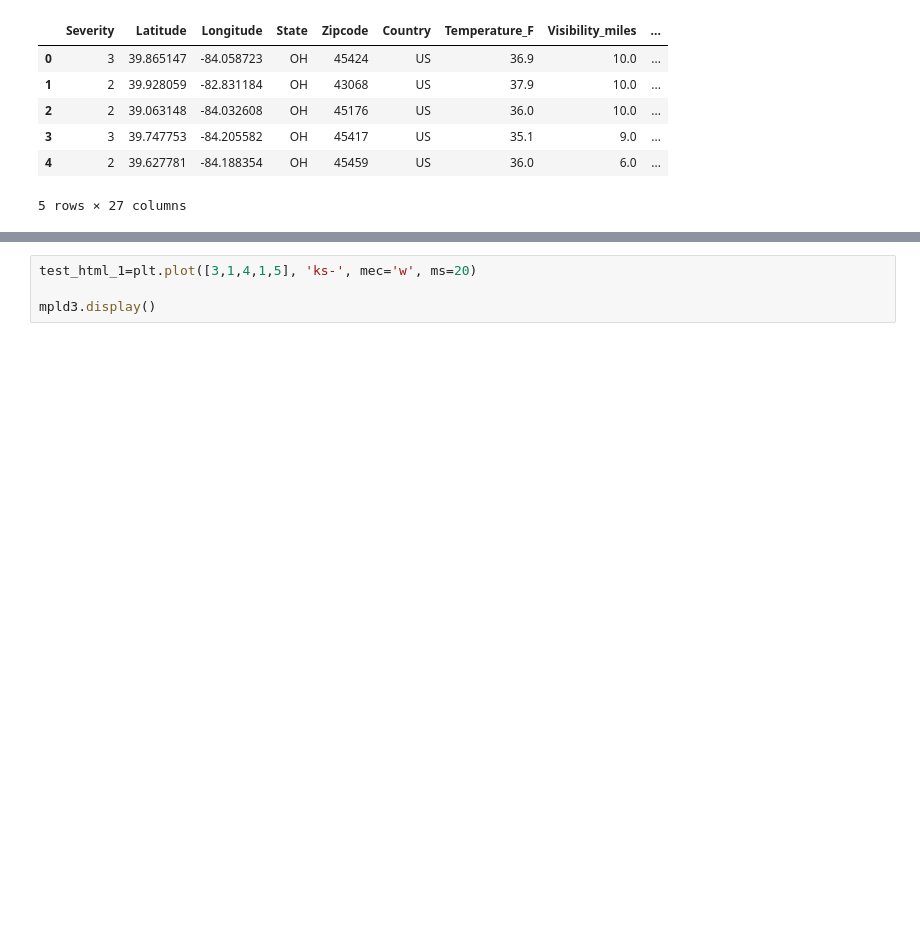
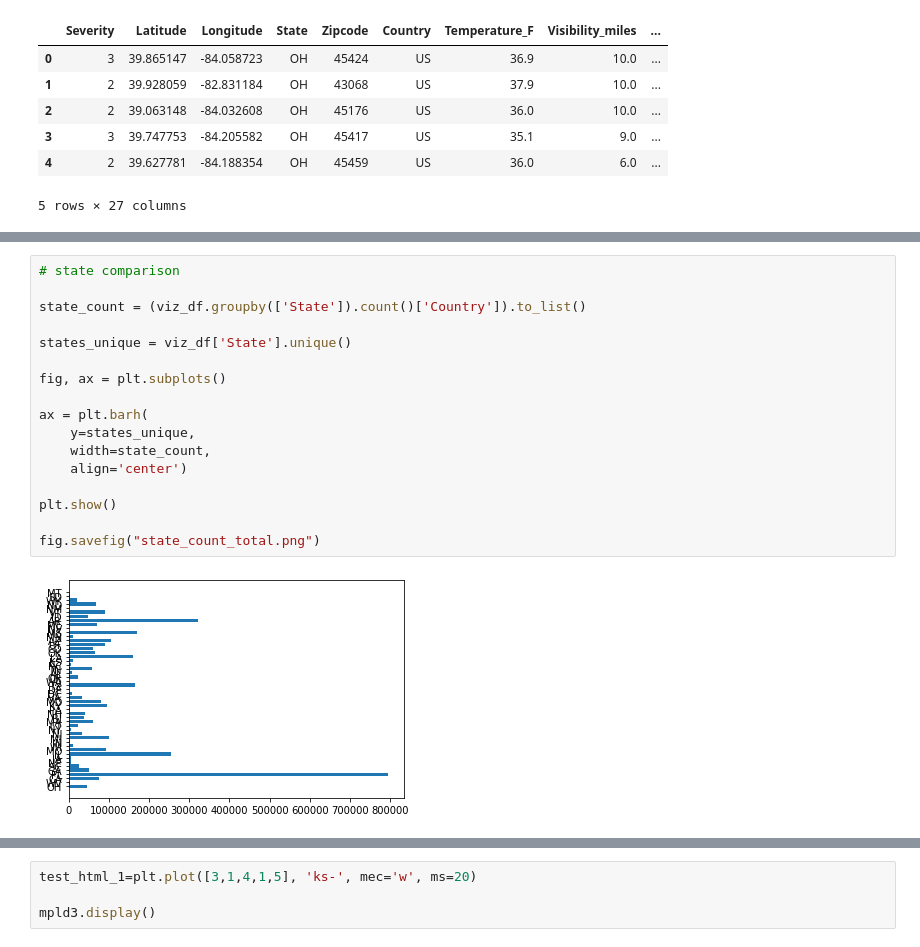
Before and after one commit to rlau929/final, a Jupyter notebook: notebooks/mpld3.ipynb, the cells around one changed output, grey strips where cells are left out. Cells and saved outputs as stored; diff of their text form; blank space fills up the shorter version.

```diff
--- a/notebooks/mpld3.ipynb
+++ b/notebooks/mpld3.ipynb
@@ -54,0 +55,19 @@ plt2.savefig("state_zipcode_zone_colored.png")
+# %%
+# state comparison
+
+state_count = (viz_df.groupby(['State']).count()['Country']).to_list()
+
+states_unique = viz_df['State'].unique()
+
+fig, ax = plt.subplots()
+
+ax = plt.barh(
+    y=states_unique,
+    width=state_count,
+    align='center')
+
+plt.show()
+
+fig.savefig("state_count_total.png")
+# %% [output]
+[figure, added]
```
Also changed, not shown: parts of 8 cells of this notebook, 14 other files.
